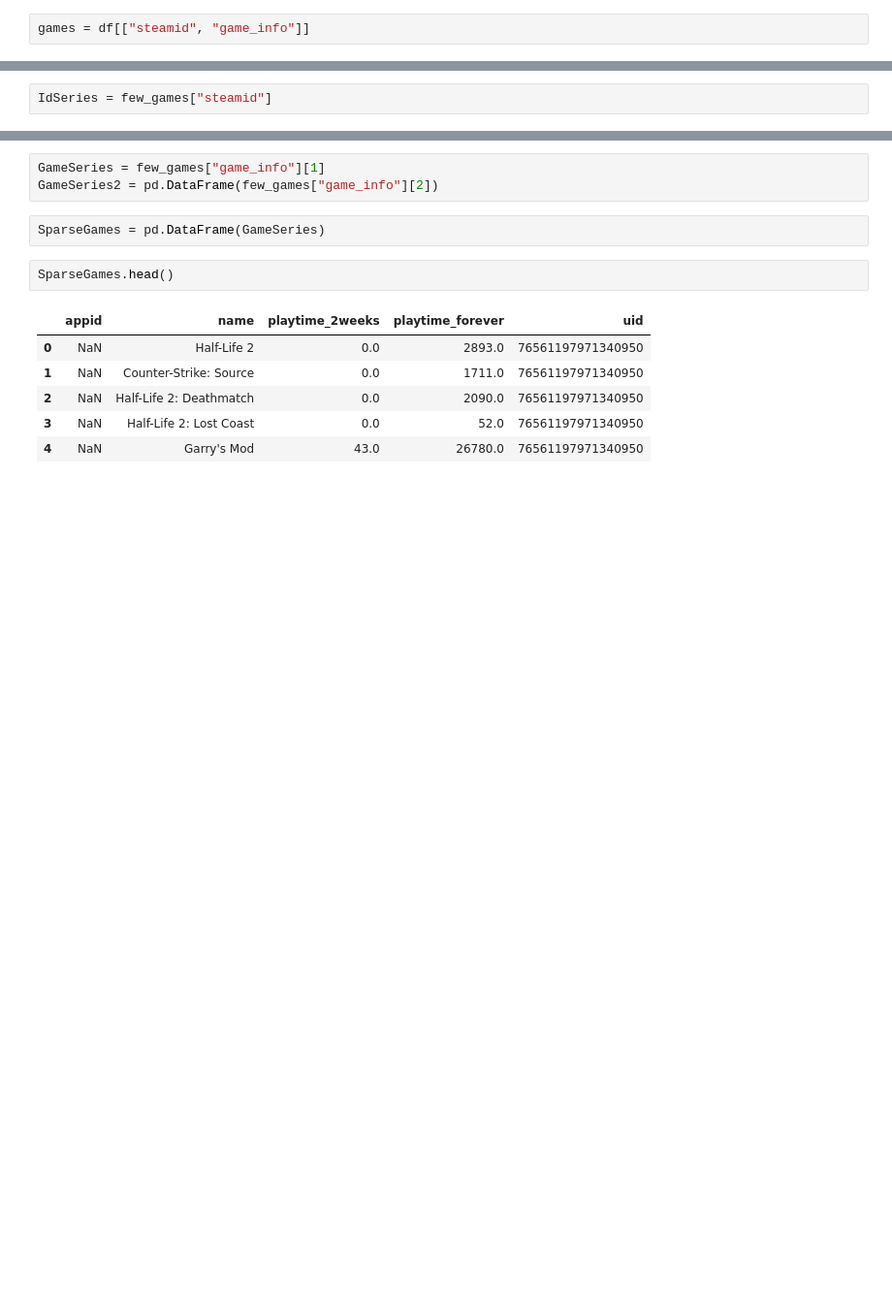
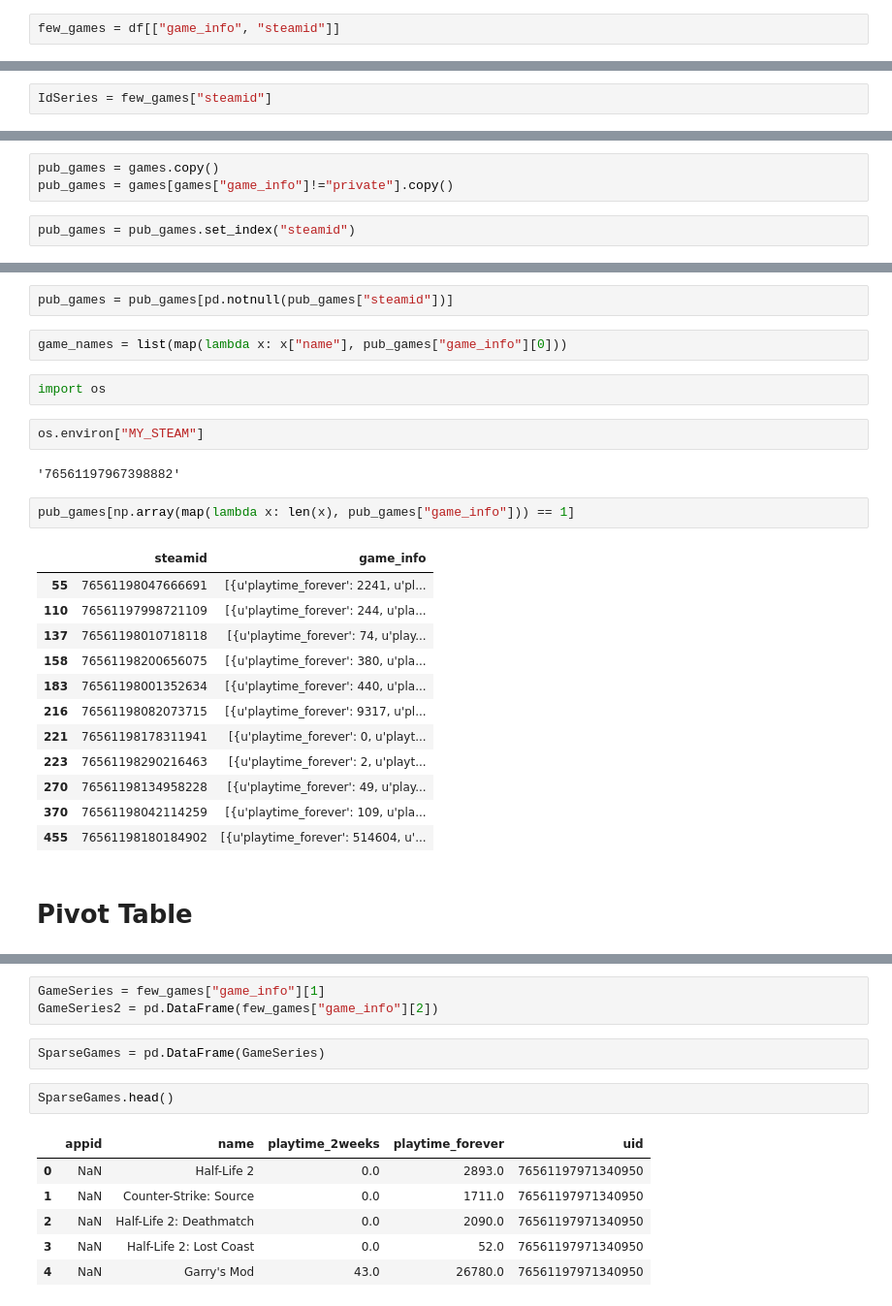
Before and after one commit to johnnysand7/steam-study, a Jupyter notebook: script/EDA/ReadFromMongoDB.ipynb, the cells around one changed output, grey strips where cells are left out. Shown at 97% size. Drawn from its saved outputs; the diff is of its cells as text; blank space fills up the shorter version.

```diff
--- a/script/EDA/ReadFromMongoDB.ipynb
+++ b/script/EDA/ReadFromMongoDB.ipynb
@@ -34,2 +92,2 @@ df.head()
 # %%
-games = df[["steamid", "game_info"]]
+few_games = df[["game_info", "steamid"]]
@@ -127,0 +96,5 @@ few_games
+# %%
+pub_games = games.copy()
+pub_games = games[games["game_info"]!="private"].copy()
+# %%
+pub_games = pub_games.set_index("steamid")
@@ -127,0 +121,27 @@ few_games
+# %%
+pub_games = pub_games[pd.notnull(pub_games["steamid"])]
+# %%
+game_names = list(map(lambda x: x["name"], pub_games["game_info"][0]))
+# %%
+import os
+# %%
+os.environ["MY_STEAM"]
+# %% [output]
+'76561197967398882'
+# %%
+pub_games[np.array(map(lambda x: len(x), pub_games["game_info"])) == 1]
+# %% [output]
+|  | steamid | game_info |
+| 55 | 76561198047666691 | [{u'playtime_forever': 2241, u'pl... |
+| 110 | 76561197998721109 | [{u'playtime_forever': 244, u'pla... |
+| 137 | 76561198010718118 | [{u'playtime_forever': 74, u'play... |
+| 158 | 76561198200656075 | [{u'playtime_forever': 380, u'pla... |
+| 183 | 76561198001352634 | [{u'playtime_forever': 440, u'pla... |
+| 216 | 76561198082073715 | [{u'playtime_forever': 9317, u'pl... |
+| 221 | 76561198178311941 | [{u'playtime_forever': 0, u'playt... |
+| 223 | 76561198290216463 | [{u'playtime_forever': 2, u'playt... |
+| 270 | 76561198134958228 | [{u'playtime_forever': 49, u'play... |
+| 370 | 76561198042114259 | [{u'playtime_forever': 109, u'pla... |
+| 455 | 76561198180184902 | [{u'playtime_forever': 514604, u'... |
+# %% [markdown]
+# Pivot Table
```
Also changed, not shown: parts of 51 cells of this notebook.
